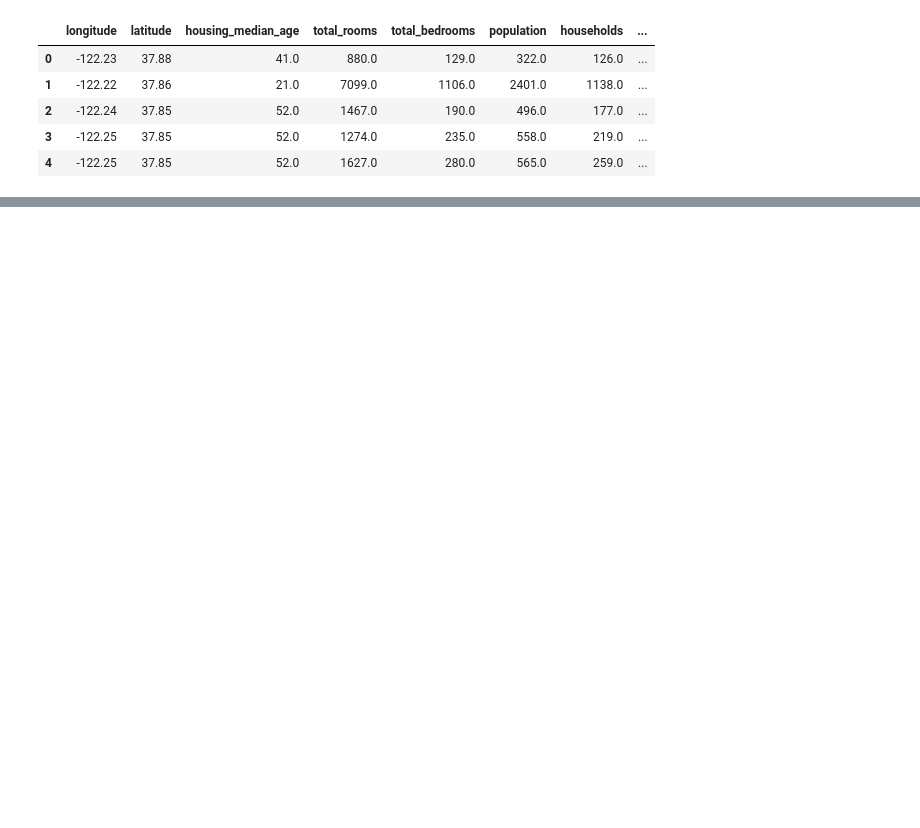
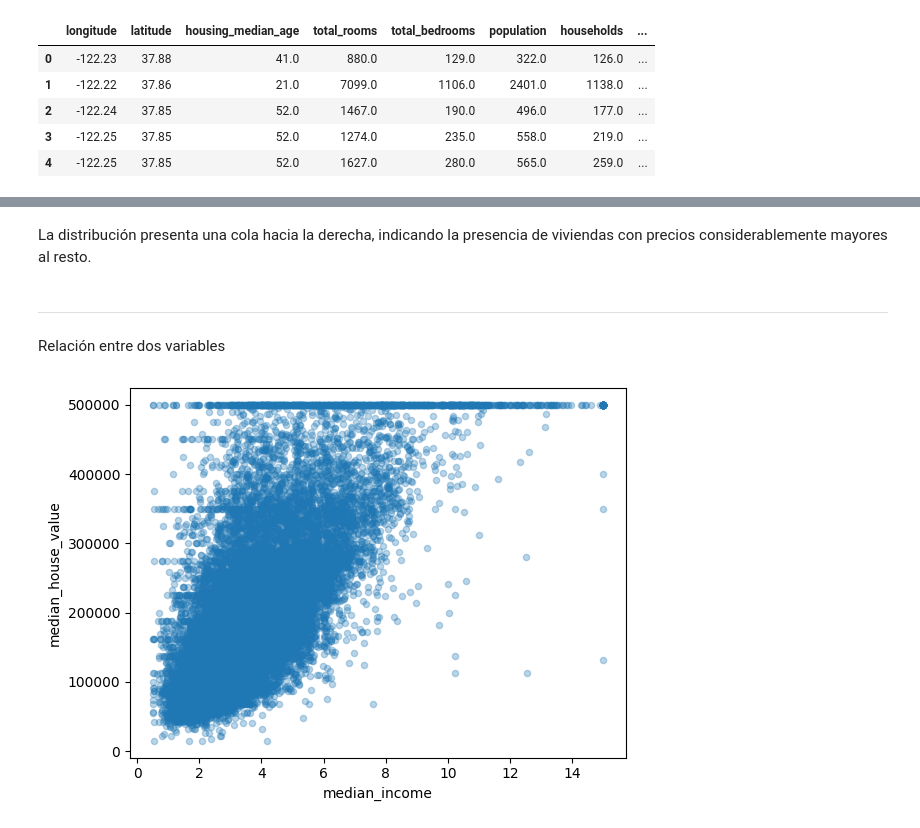
Before and after one commit to oscarmolmedo/TheHacht, a Jupyter notebook: Analisis_Precios/EDA_CASAS.ipynb, the cells around one changed output, grey strips where cells are left out. Drawn from its saved outputs; the diff is of its cells as text; code cells hidden in the pictures; blank space fills up the shorter version.

```diff
--- a/Analisis_Precios/EDA_CASAS.ipynb
+++ b/Analisis_Precios/EDA_CASAS.ipynb
@@ -78,0 +130,16 @@ df['total_bedrooms'].fillna(
+# %% [markdown]
+La distribución presenta una cola hacia la derecha, indicando la presencia de viviendas con precios considerablemente mayores al resto.
+# %% [markdown]
+---
+Relación entre dos variables
+# %%
+df.plot(
+    kind="scatter",
+    x="median_income",
+    y="median_house_value",
+    alpha=0.3
+)
+
+plt.show()
+# %% [output]
+[figure, added]
```
Also changed, not shown: parts of 36 cells of this notebook.
